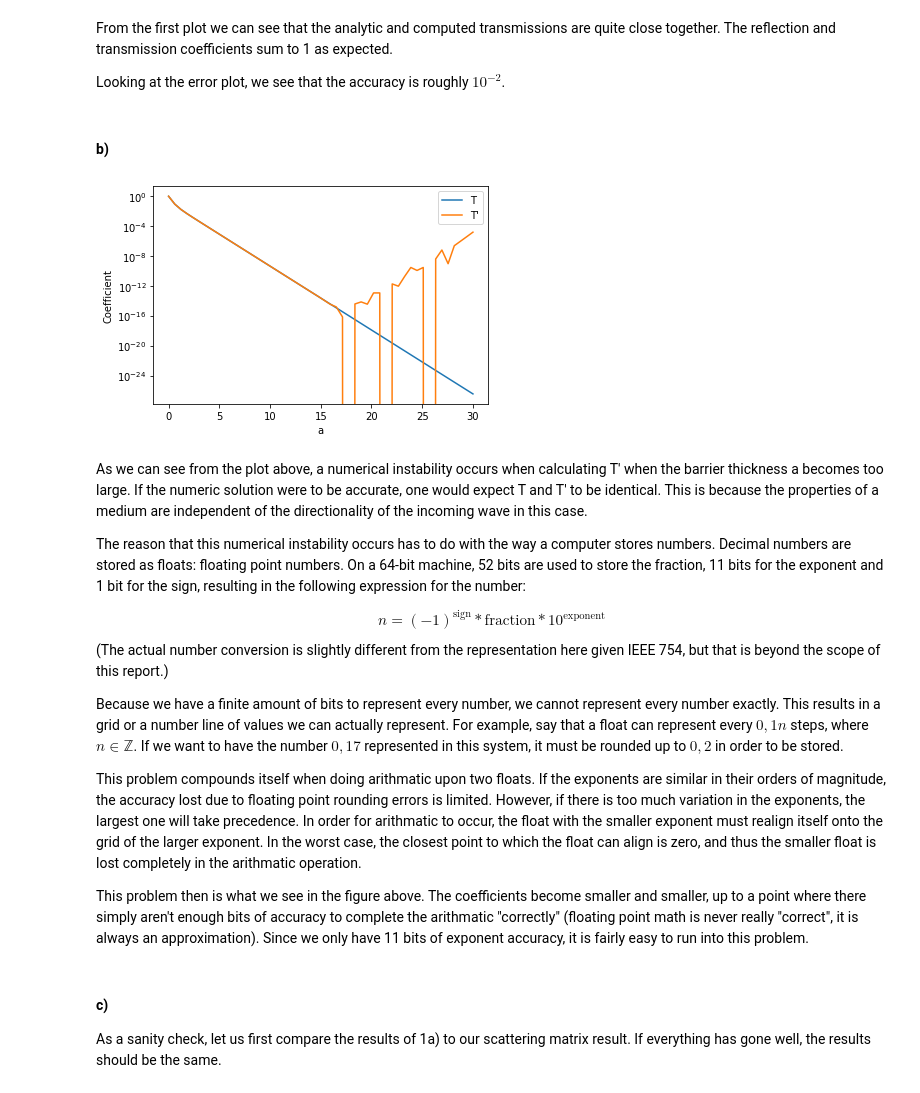
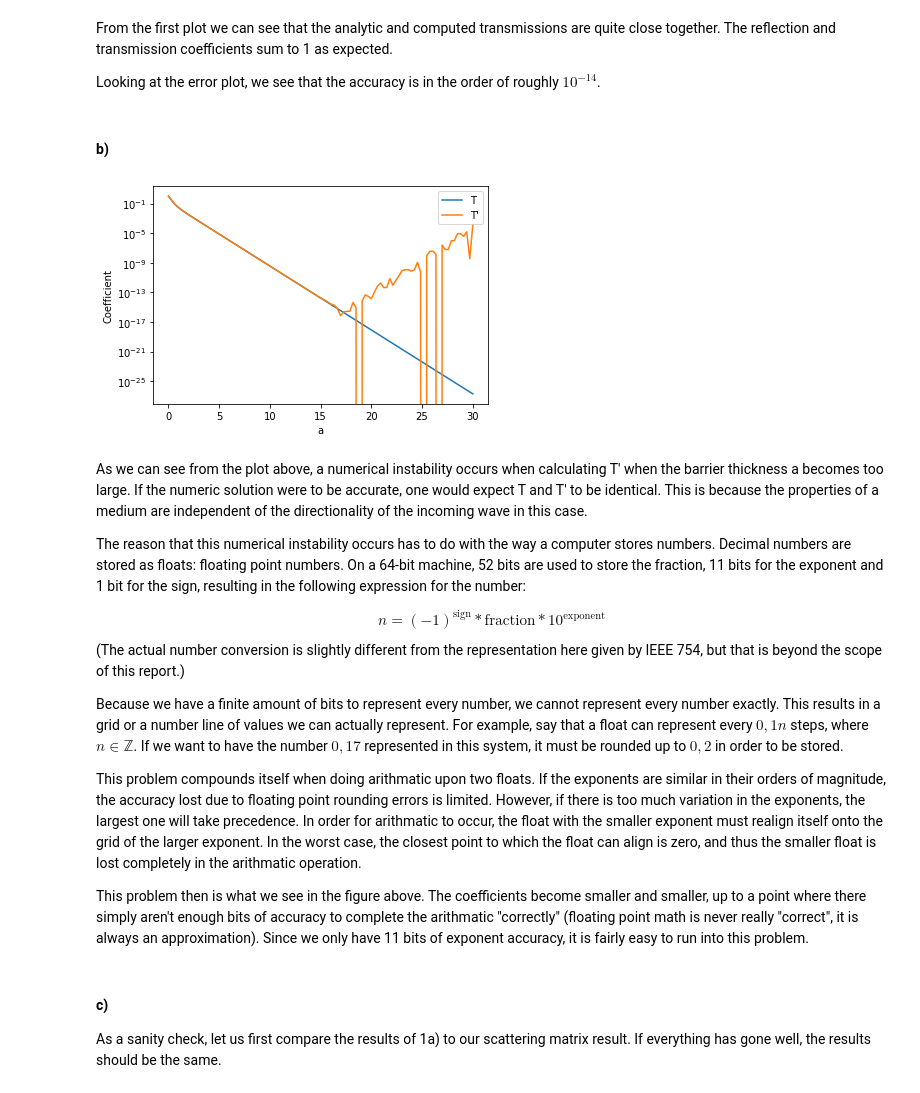
Before and after one commit to KevoSoftworks/computational_physics, a Jupyter notebook: 3_wave_propagation/wave_propagation.ipynb, the cells around one changed output. Saved outputs shown, nothing was run; the diff lists cells and outputs as text; code cells hidden in the pictures.

```diff
--- a/3_wave_propagation/wave_propagation.ipynb
+++ b/3_wave_propagation/wave_propagation.ipynb
@@ -47,30 +49,30 @@ plt.title("Error in transfer matrix algorithm");
 # %% [markdown]
 From the first plot we can see that the analytic and computed transmissions are quite close together. The reflection and transmission coefficients sum to 1 as expected.
 
-Looking at the error plot, we see that the accuracy is roughly $10^{-2}$.
+Looking at the error plot, we see that the accuracy is in the order of roughly $10^{-14}$.
 # %% [markdown]
 #### b)
 # %%
 lambda_ = 0.01
-A = np.linspace(0, 30, 50)
+A = np.linspace(0, 30, 100)
 
 T = []
 Tp = []
 
 for a in A:
     pot = Potential(-0.5*a, 0.5*a, 100, expr = lambda y: 1)
     tf = TransferMatrix(pot, lambda_)
 
     T.append(tf.transmission())
     Tp.append(tf.transmission(dir="left"))
 
 plt.semilogy(A, T, label="T")
 plt.semilogy(A, Tp, label="T'")
 plt.xlabel("a")
 plt.ylabel("Coefficient")
 plt.legend();
 # %% [output]
-[figure, old version]
+[figure, new version]
 # %% [markdown]
 As we can see from the plot above, a numerical instability occurs when calculating T' when the barrier thickness a becomes too large. If the numeric solution were to be accurate, one would expect T and T' to be identical. This is because the properties of a medium are independent of the directionality of the incoming wave in this case.
 
@@ -79,7 +81,7 @@ The reason that this numerical instability occurs has to do with the way a compu
 \begin{equation}
     n = (-1)^{\text{sign}} * \text{fraction} * 10^{\text{exponent}}
 \end{equation}
-(The actual number conversion is slightly different from the representation here given IEEE 754, but that is beyond the scope of this report.)
+(The actual number conversion is slightly different from the representation here given by IEEE 754, but that is beyond the scope of this report.)
 
 Because we have a finite amount of bits to represent every number, we cannot represent every number exactly. This results in a grid or a number line of values we can actually represent. For example, say that a float can represent every $0,1n$ steps, where $n \in \mathbb{Z}$. If we want to have the number $0,17$ represented in this system, it must be rounded up to $0,2$ in order to be stored.
 
```
Also changed, not shown: parts of 9 cells of this notebook.
